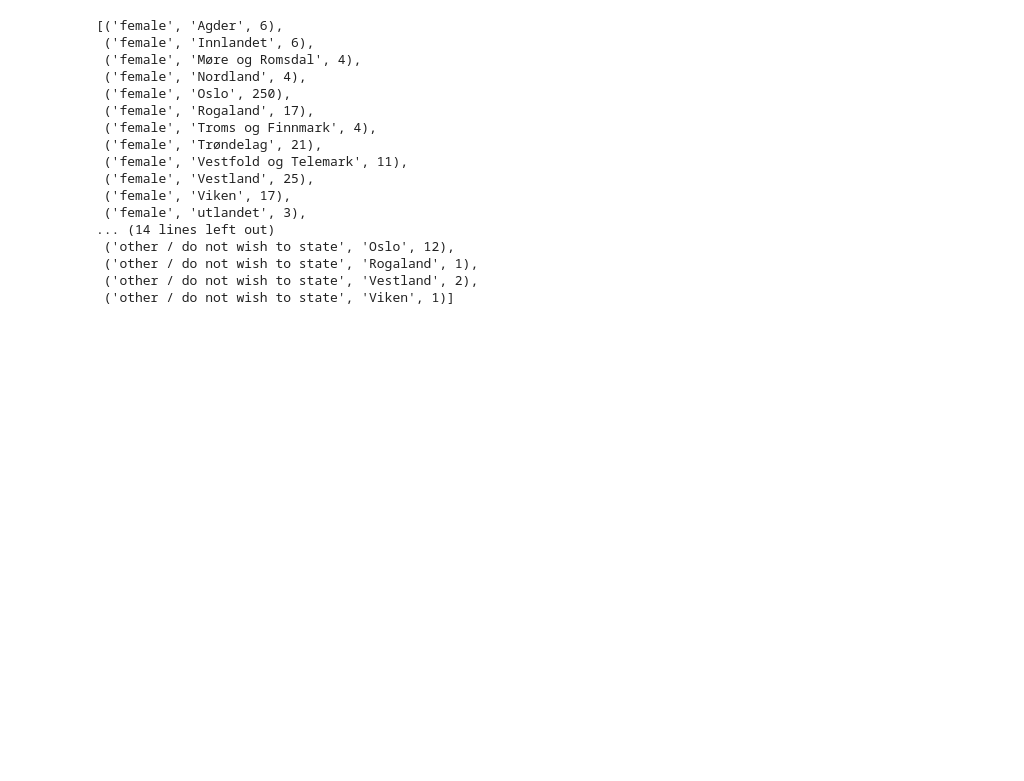
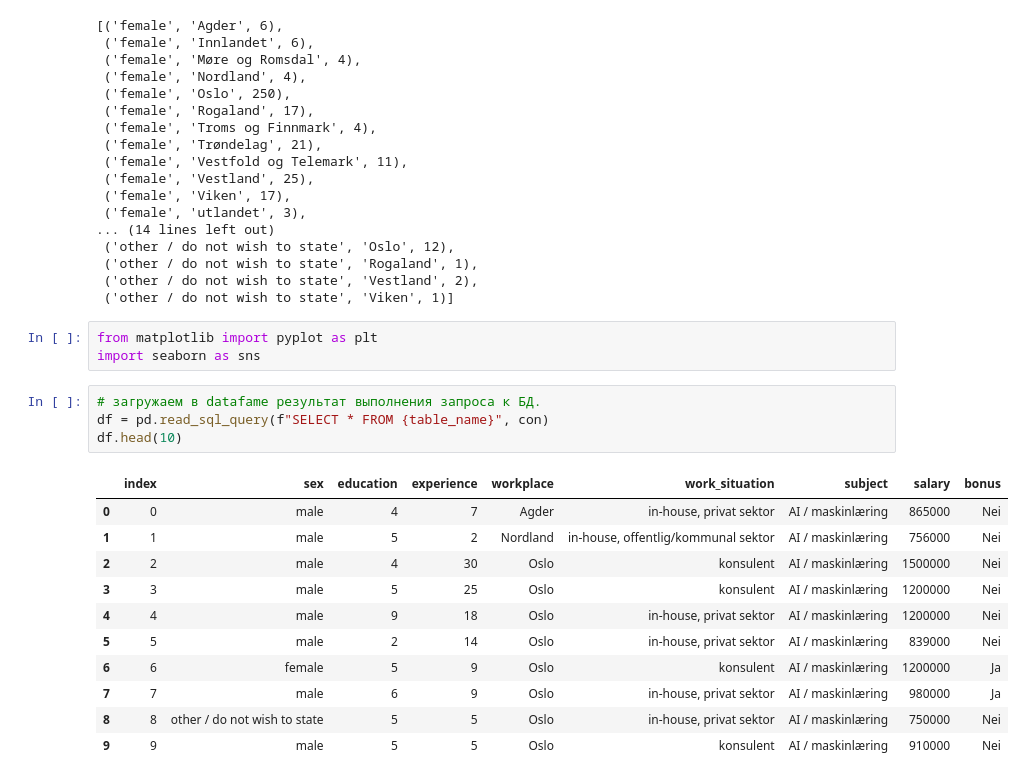
Before and after one commit to TatsianaMi/DataScience_HW, a Jupyter notebook: hw-03/hw-03.ipynb, the cells around one changed output. Drawn from its saved outputs; the diff is of its cells as text; blank space fills up the shorter version.

```diff
--- a/hw-03/hw-03.ipynb
+++ b/hw-03/hw-03.ipynb
@@ -154,3 +185,22 @@ res.fetchall()
  ('other / do not wish to state', 'Rogaland', 1),
  ('other / do not wish to state', 'Vestland', 2),
  ('other / do not wish to state', 'Viken', 1)]
+# %%
+from matplotlib import pyplot as plt
+import seaborn as sns
+# %%
+# загружаем в datafame результат выполнения запроса к БД.
+df = pd.read_sql_query(f"SELECT * FROM {table_name}", con)
+df.head(10)
+# %% [output]
+|  | index | sex | education | experience | workplace | work_situation | subject | salary | bonus |
+| 0 | 0 | male | 4 | 7 | Agder | in-house, privat sektor | AI / maskinlæring | 865000 | Nei |
+| 1 | 1 | male | 5 | 2 | Nordland | in-house, offentlig/kommunal sektor | AI / maskinlæring | 756000 | Nei |
+| 2 | 2 | male | 4 | 30 | Oslo | konsulent | AI / maskinlæring | 1500000 | Nei |
+| 3 | 3 | male | 5 | 25 | Oslo | konsulent | AI / maskinlæring | 1200000 | Nei |
+| 4 | 4 | male | 9 | 18 | Oslo | in-house, privat sektor | AI / maskinlæring | 1200000 | Nei |
+| 5 | 5 | male | 2 | 14 | Oslo | in-house, privat sektor | AI / maskinlæring | 839000 | Nei |
+| 6 | 6 | female | 5 | 9 | Oslo | konsulent | AI / maskinlæring | 1200000 | Ja |
+| 7 | 7 | male | 6 | 9 | Oslo | in-house, privat sektor | AI / maskinlæring | 980000 | Ja |
+| 8 | 8 | other / do not wish to state | 5 | 5 | Oslo | in-house, privat sektor | AI / maskinlæring | 750000 | Nei |
+| 9 | 9 | male | 5 | 5 | Oslo | konsulent | AI / maskinlæring | 910000 | Nei |
```
Also changed, not shown: parts of 12 cells of this notebook, 11 other files.
